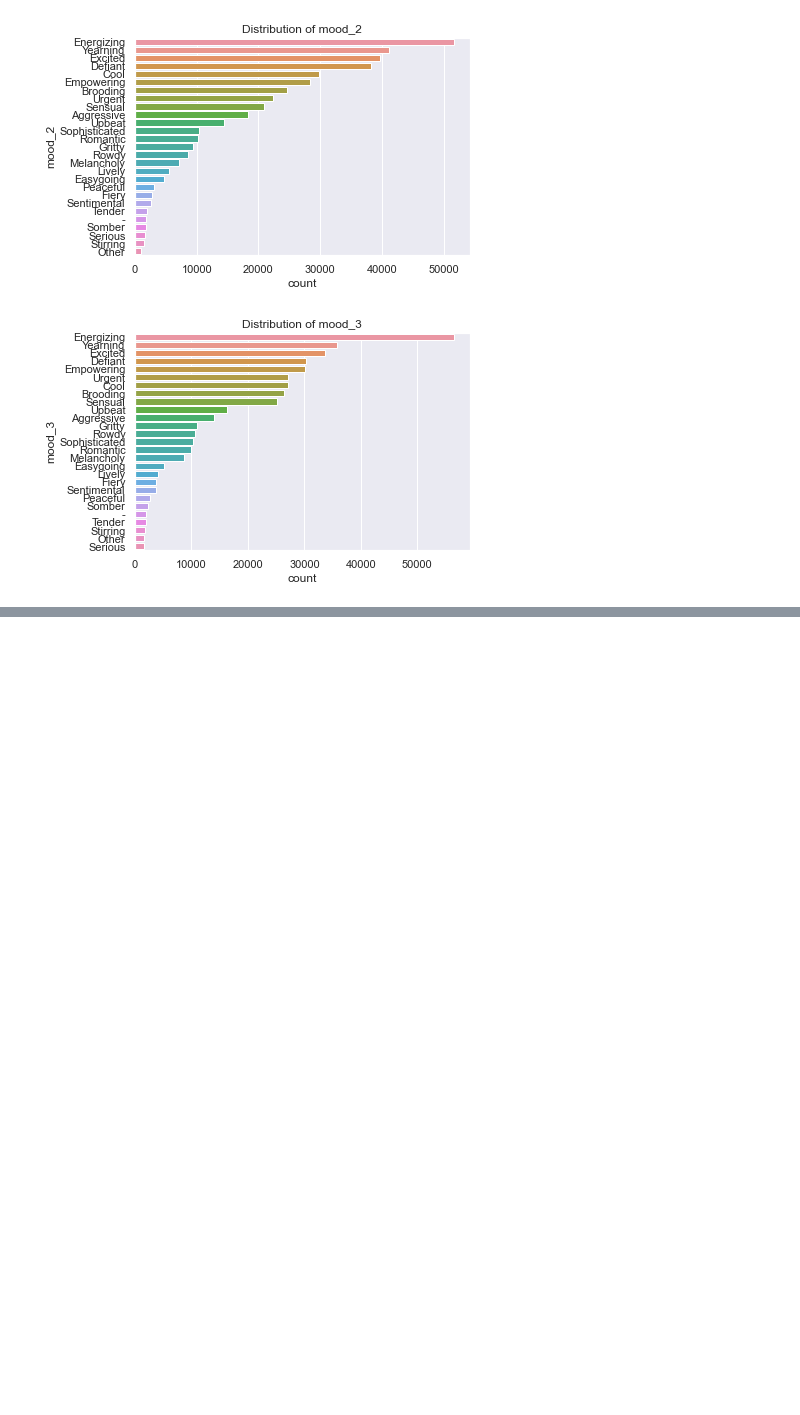
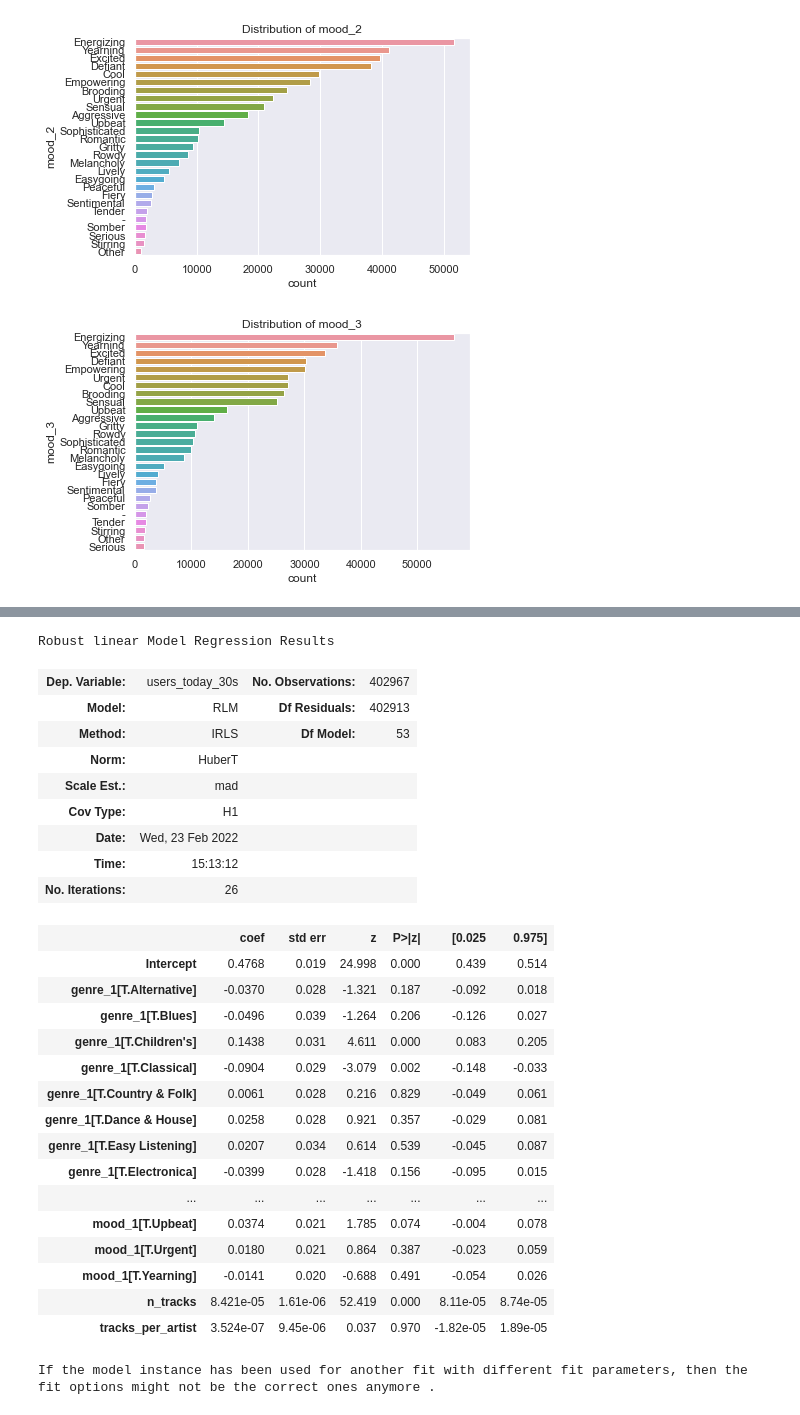
Before and after one commit to briedle-lilly/spotify_work, a Jupyter notebook: more_exploration.ipynb, the cells around one changed output, grey strips where cells are left out. Saved outputs shown, nothing was run; the diff lists cells and outputs as text; code cells hidden in the pictures; blank space fills up the shorter version.

```diff
--- a/more_exploration.ipynb
+++ b/more_exploration.ipynb
@@ -540,0 +576,31 @@ Type:      function
+# %%
+fit_huber_model(data = user_data,
+                outcome = 'users_today_30s')
+# %% [output]
+Robust linear Model Regression Results
+| Dep. Variable: | users_today_30s | No. Observations: | 402967 |
+| Model: | RLM | Df Residuals: | 402913 |
+| Method: | IRLS | Df Model: | 53 |
+| Norm: | HuberT |  |  |
+| Scale Est.: | mad |  |  |
+| Cov Type: | H1 |  |  |
+| Date: | Wed, 23 Feb 2022 |  |  |
+| Time: | 15:13:12 |  |  |
+| No. Iterations: | 26 |  |  |
+|  | coef | std err | z | P>|z| | [0.025 | 0.975] |
+| Intercept | 0.4768 | 0.019 | 24.998 | 0.000 | 0.439 | 0.514 |
+| genre_1[T.Alternative] | -0.0370 | 0.028 | -1.321 | 0.187 | -0.092 | 0.018 |
+| genre_1[T.Blues] | -0.0496 | 0.039 | -1.264 | 0.206 | -0.126 | 0.027 |
+| genre_1[T.Children's] | 0.1438 | 0.031 | 4.611 | 0.000 | 0.083 | 0.205 |
+| genre_1[T.Classical] | -0.0904 | 0.029 | -3.079 | 0.002 | -0.148 | -0.033 |
+| genre_1[T.Country & Folk] | 0.0061 | 0.028 | 0.216 | 0.829 | -0.049 | 0.061 |
+| genre_1[T.Dance & House] | 0.0258 | 0.028 | 0.921 | 0.357 | -0.029 | 0.081 |
+| genre_1[T.Easy Listening] | 0.0207 | 0.034 | 0.614 | 0.539 | -0.045 | 0.087 |
+| genre_1[T.Electronica] | -0.0399 | 0.028 | -1.418 | 0.156 | -0.095 | 0.015 |
+| ... | ... | ... | ... | ... | ... | ... |
+| mood_1[T.Upbeat] | 0.0374 | 0.021 | 1.785 | 0.074 | -0.004 | 0.078 |
+| mood_1[T.Urgent] | 0.0180 | 0.021 | 0.864 | 0.387 | -0.023 | 0.059 |
+| mood_1[T.Yearning] | -0.0141 | 0.020 | -0.688 | 0.491 | -0.054 | 0.026 |
+| n_tracks | 8.421e-05 | 1.61e-06 | 52.419 | 0.000 | 8.11e-05 | 8.74e-05 |
+| tracks_per_artist | 3.524e-07 | 9.45e-06 | 0.037 | 0.970 | -1.82e-05 | 1.89e-05 |
+If the model instance has been used for another fit with different fit parameters, then the fit options might not be the correct ones anymore .
```
Also changed, not shown: parts of 17 cells of this notebook.
